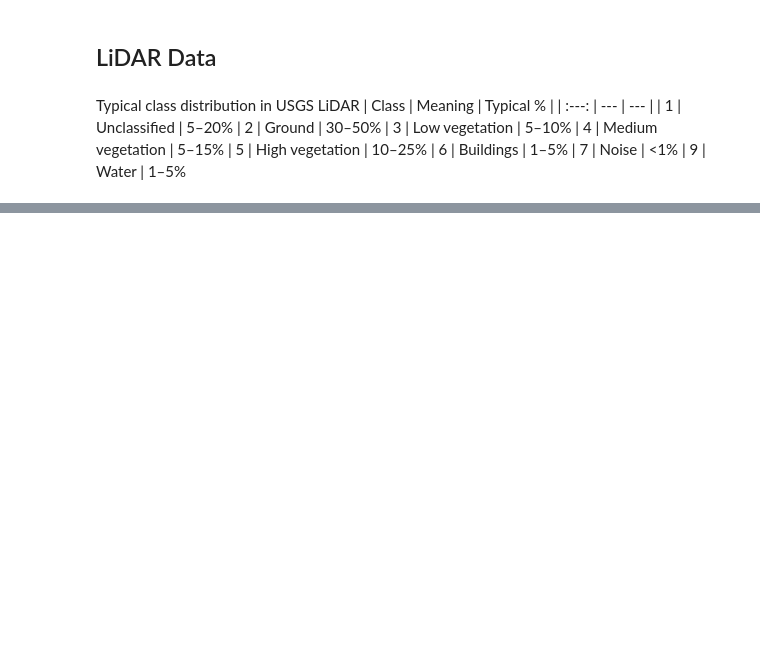
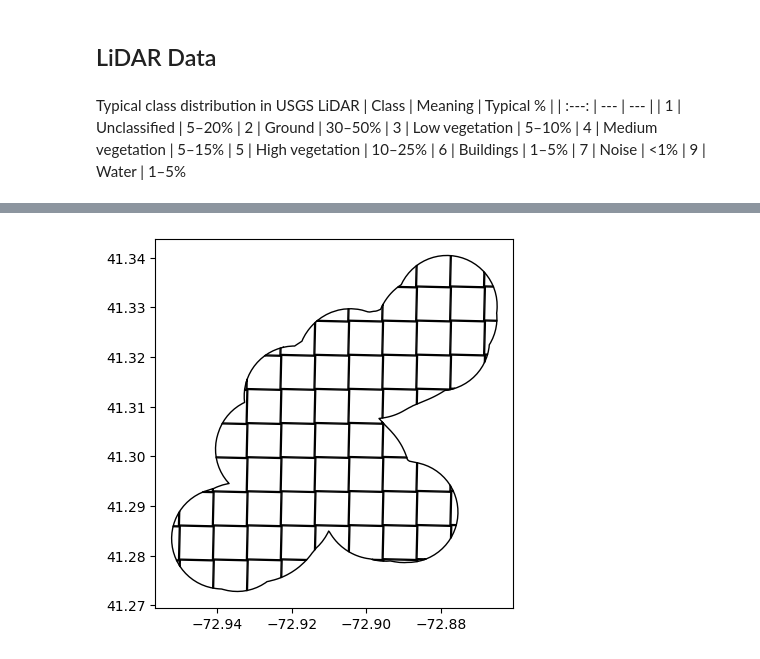
Before and after one commit to mwillen04/highway-noise-lidar, a Jupyter notebook: senior_project.ipynb, the cells around one changed output, grey strips where cells are left out. Drawn from its saved outputs; the diff is of its cells as text; code cells hidden in the pictures; blank space fills up the shorter version.

```diff
--- a/senior_project.ipynb
+++ b/senior_project.ipynb
@@ -297,0 +306,6 @@ filename = "/_data/lidar_nhv.pkl"
+# %%
+target_tiles = gpd.clip(lidar_tiles, nhv["bufferGDF"])
+target_tiles.plot(edgecolor="black",facecolor='none')
+plt.show()
+# %% [output]
+[figure, added]
```
Also changed, not shown: parts of 10 cells of this notebook, 3 other files.
